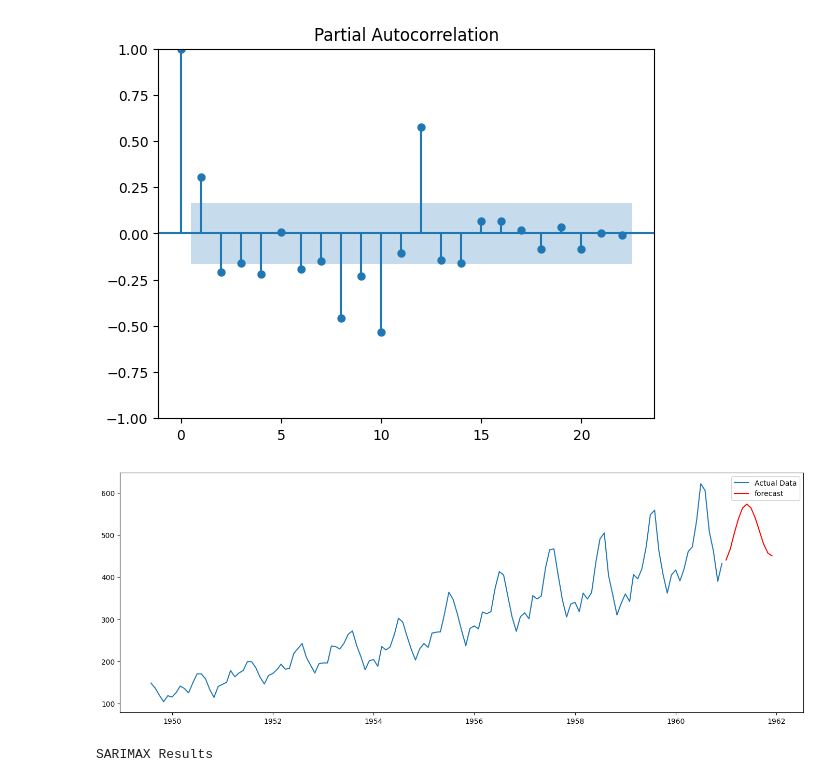
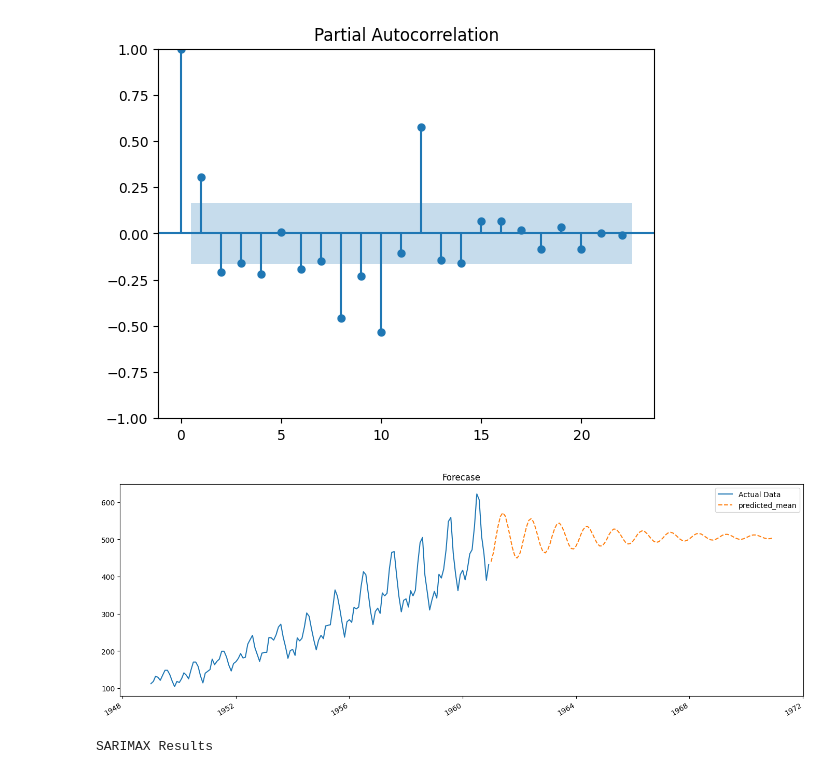
Before and after one commit to rya23/dav_pracs, a Jupyter notebook: src/arima.ipynb, the cells around one changed output. Saved outputs shown, nothing was run; the diff lists cells and outputs as text; code cells hidden in the pictures.

```diff
--- a/src/arima.ipynb
+++ b/src/arima.ipynb
@@ -43,19 +43,19 @@ plt.show()
 # %% [output]
 [figure]
 # %%
-df = df.asfreq('MS')
 model = ARIMA(df['Passengers'],order=(2,1,2))
 fitted_model = model.fit()
 # %%
-forecast = fitted_model.forecast(steps=12)
+forecast = fitted_model.forecast(steps=120)
 # %%
 plt.figure(figsize=(17,6))
 plt.plot(df['Passengers'],label="Actual Data")
-plt.plot(pd.date_range(df.index[-1],periods=12,freq='ME'),forecast,label="forecast",color="red")
+# plt.plot(pd.date_range(df.index[-1],periods=12,freq='ME'),forecast,label="forecast",color="red")
+forecast.plot(style='--',title="Forecase")
 plt.legend()
 plt.show()
 # %% [output]
-[figure, old version]
+[figure, new version]
 # %%
 fitted_model.summary()
 # %% [output]
```
Also changed, not shown: 6 other files.
